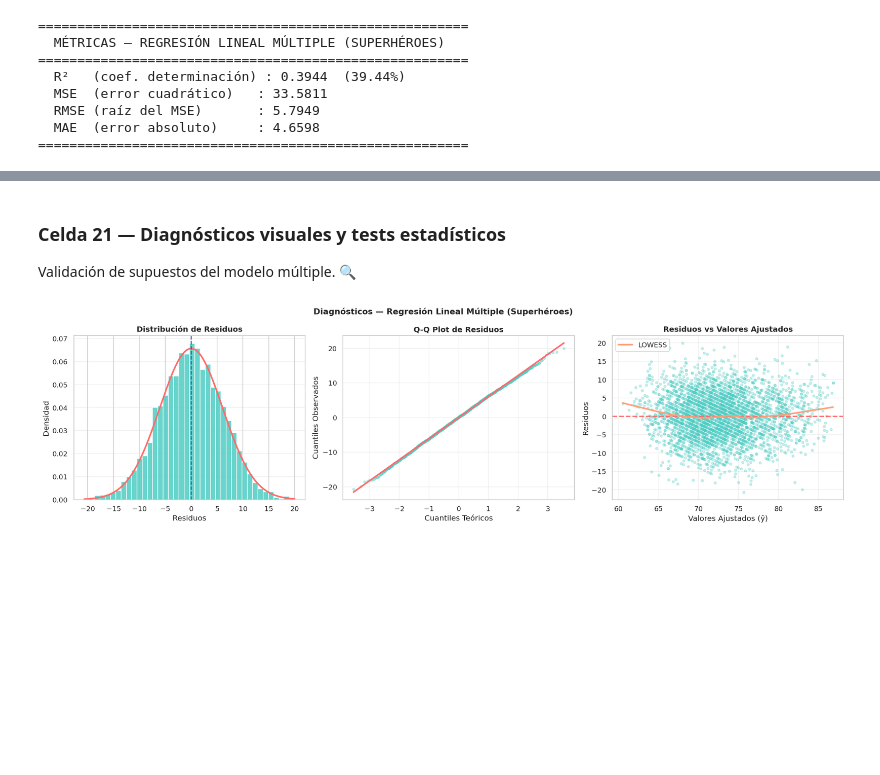
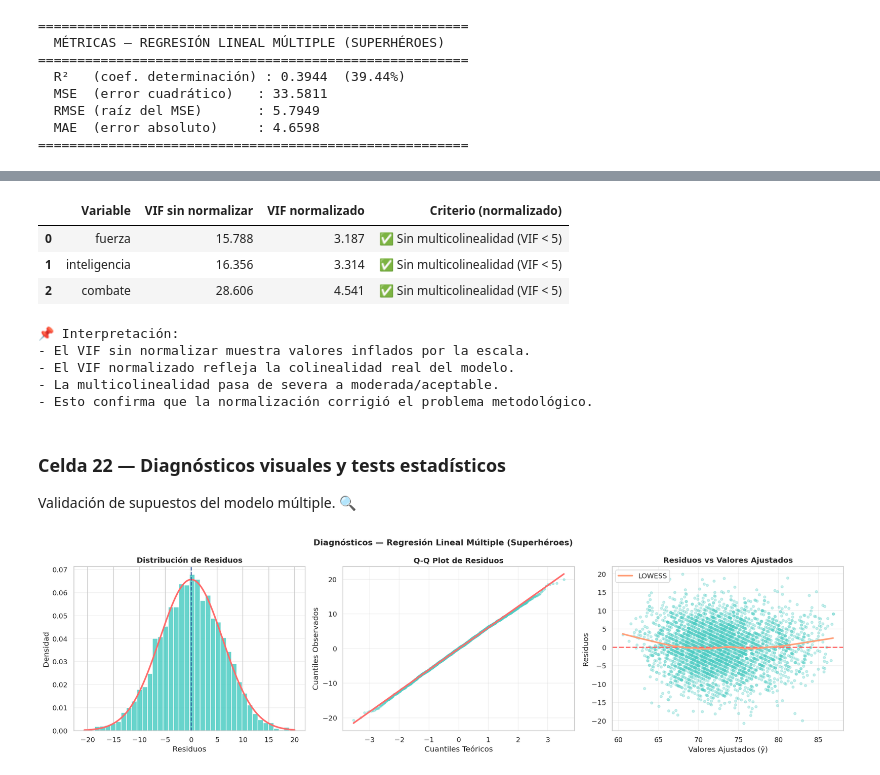
Before and after one commit to AsolanoT/Grupo5.Ramirez.Solano_MD1, a Jupyter notebook: 10_jupyter_notebook_linux_superheroes/notebooks/analisis_superheroes_regresion.ipynb, the cells around one changed output, grey strips where cells are left out. Drawn from its saved outputs; the diff is of its cells as text; code cells hidden in the pictures; blank space fills up the shorter version.

Commit message:
normalizacion en regresion multiple

```diff
--- a/10_jupyter_notebook_linux_superheroes/notebooks/analisis_superheroes_regresion.ipynb
+++ b/10_jupyter_notebook_linux_superheroes/notebooks/analisis_superheroes_regresion.ipynb
@@ -1141,4 +1105,79 @@ inteligencia 16.356 ❌ Severa (VIF ≥ 10)
+# %%
+# ── CELDA 21:  Comparación VIF — Sin normalizar vs Normalizado + Criterio ──
+
+from statsmodels.stats.outliers_influence import variance_inflation_factor
+import pandas as pd
+
+# -----------------------------
+# VIF SIN NORMALIZAR
+# -----------------------------
+X_vif_raw = df_modelo_multi[FEATURES].copy()
+
+vif_raw = pd.DataFrame({
+    "Variable": FEATURES,
+    "VIF sin normalizar": [
+        variance_inflation_factor(X_vif_raw.values, i)
+        for i in range(X_vif_raw.shape[1])
+    ]
+})
+
+# -----------------------------
+# VIF NORMALIZADO
+# -----------------------------
+X_vif_norm = pd.DataFrame(
+    scaler.transform(df_modelo_multi[FEATURES].values),
+    columns=FEATURES
+)
+
+vif_norm = pd.DataFrame({
+    "Variable": FEATURES,
+    "VIF normalizado": [
+        variance_inflation_factor(X_vif_norm.values, i)
+        for i in range(X_vif_norm.shape[1])
+    ]
+})
+
+# -----------------------------
+# UNIR RESULTADOS
+# -----------------------------
+vif_comparacion = vif_raw.merge(vif_norm, on="Variable")
+
+# Redondeo
+vif_comparacion.iloc[:, 1:] = vif_comparacion.iloc[:, 1:].round(3)
+
+# -----------------------------
+# CRITERIO (sobre VIF normalizado)
+# -----------------------------
+def clasificar_vif(v):
+    if v < 5:
+        return "✅ Sin multicolinealidad (VIF < 5)"
+    elif v < 10:
+        return "⚠️ Moderada (5 ≤ VIF < 10)"
+    else:
+        return "❌ Severa (VIF ≥ 10)"
+
+vif_comparacion["Criterio (normalizado)"] = vif_comparacion["VIF normalizado"].apply(clasificar_vif)
+
+# Mostrar tabla
+display(vif_comparacion)
+
+# Interpretación final
+print("\n📌 Interpretación:")
+print("- El VIF sin normalizar muestra valores inflados por la escala.")
+print("- El VIF normalizado refleja la colinealidad real del modelo.")
+print("- La multicolinealidad pasa de severa a moderada/aceptable.")
+print("- Esto confirma que la normalización corrigió el problema metodológico.")
+# %% [output]
+|  | Variable | VIF sin normalizar | VIF normalizado | Criterio (normalizado) |
+| 0 | fuerza | 15.788 | 3.187 | ✅ Sin multicolinealidad (VIF < 5) |
+| 1 | inteligencia | 16.356 | 3.314 | ✅ Sin multicolinealidad (VIF < 5) |
+| 2 | combate | 28.606 | 4.541 | ✅ Sin multicolinealidad (VIF < 5) |
+📌 Interpretación:
+- El VIF sin normalizar muestra valores inflados por la escala.
+- El VIF normalizado refleja la colinealidad real del modelo.
+- La multicolinealidad pasa de severa a moderada/aceptable.
+- Esto confirma que la normalización corrigió el problema metodológico.
 # %% [markdown]
-### Celda 21 — Diagnósticos visuales y tests estadísticos
+### Celda 22 — Diagnósticos visuales y tests estadísticos
 Validación de supuestos del modelo múltiple. 🔍
 # %%
```
Also changed, not shown: parts of 23 cells of this notebook, 1 other file.
